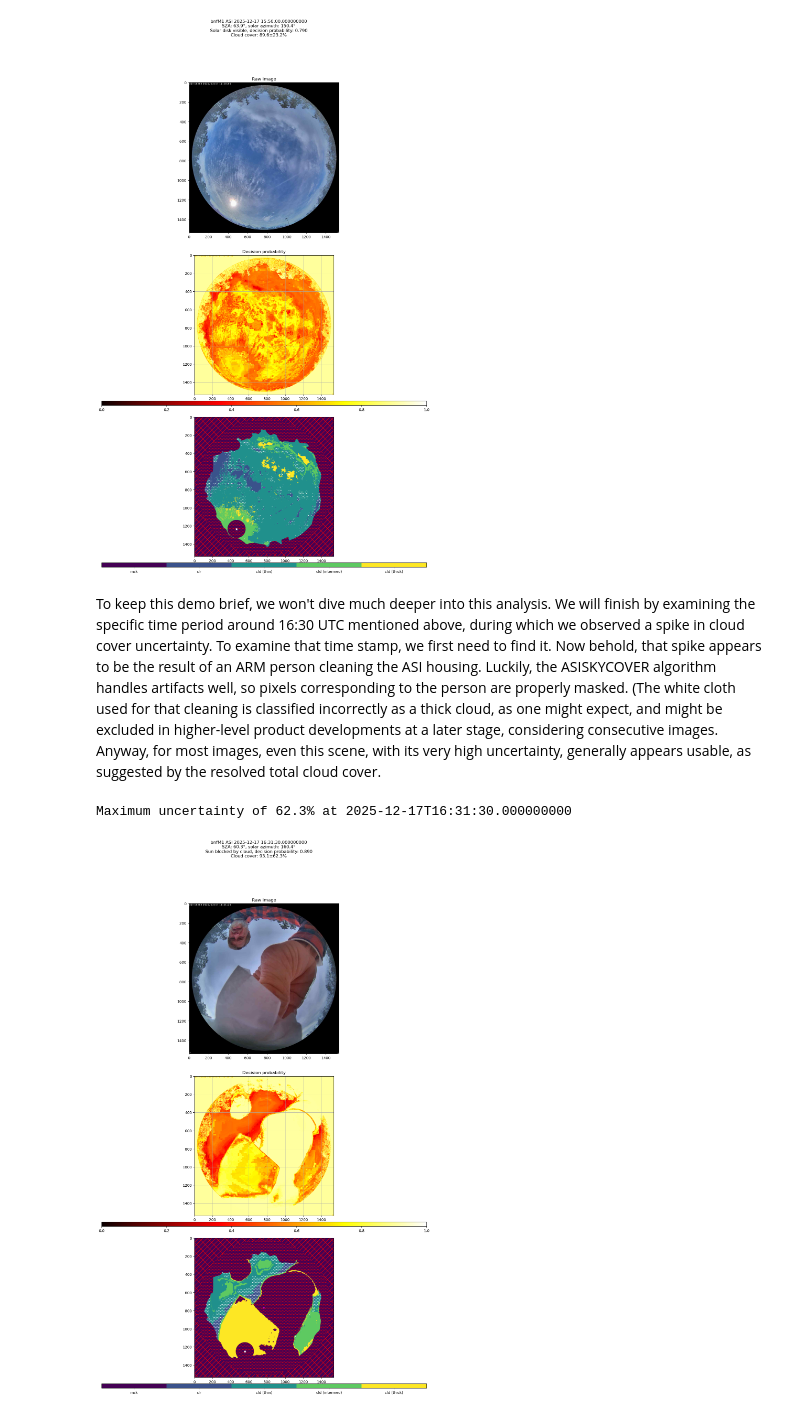
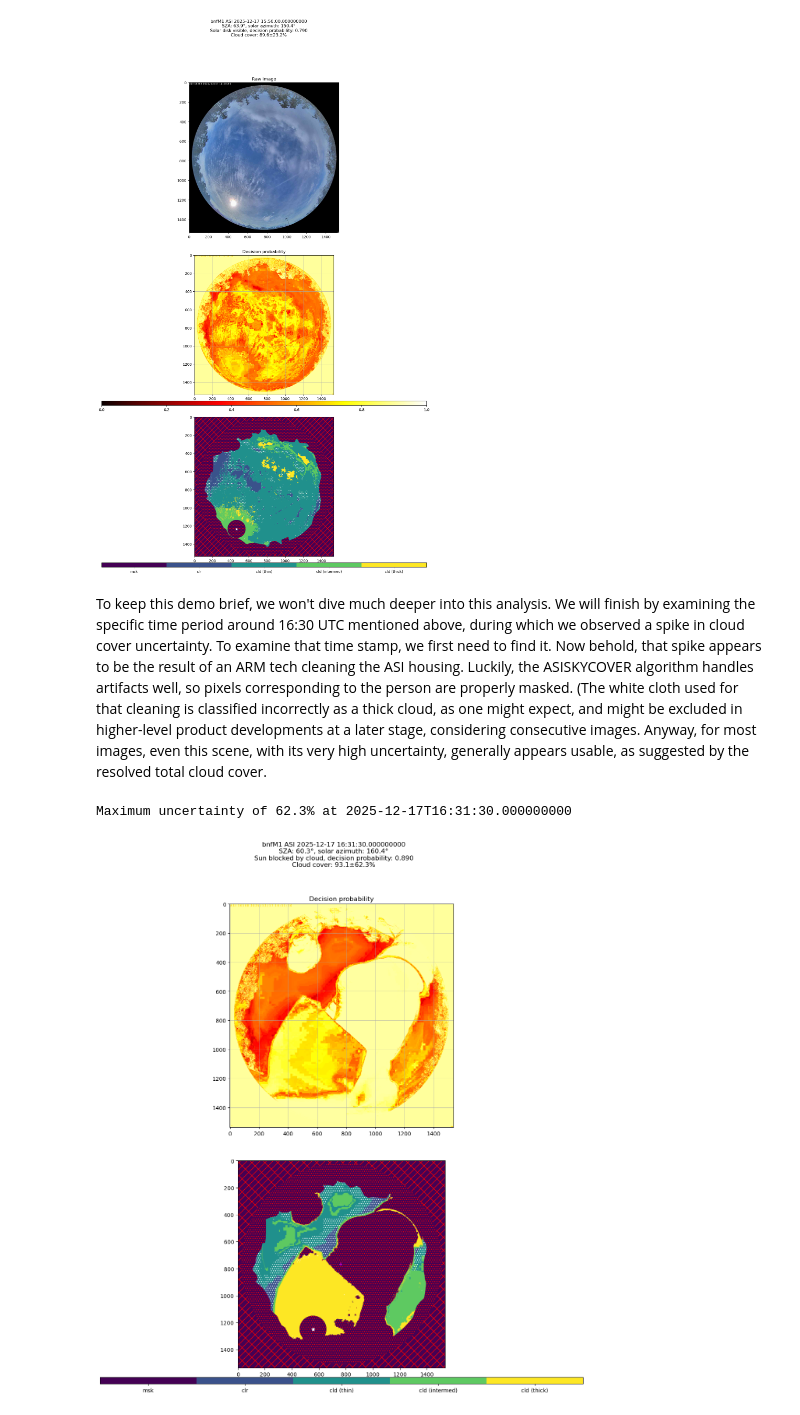
Before and after one commit to AdamTheisen/ARM-Notebooks, a Jupyter notebook: Instruments/ASISKYCOVER/asiskycover_intro.ipynb, the cells around one changed output. Saved outputs shown, nothing was run; the diff lists cells and outputs as text; code cells hidden in the pictures.

Commit message:
MNT: small update to asiskycover notebook

```diff
--- a/Instruments/ASISKYCOVER/asiskycover_intro.ipynb
+++ b/Instruments/ASISKYCOVER/asiskycover_intro.ipynb
@@ -403,7 +403,8 @@ def plot_skycover_tseries(asc_ds: xr.Dataset, time_rng: tuple = None, plot_fpath
     return fig, ax, ax2
 
 
-def plot_cld_mask(ascmsk_ds: xr.Dataset, time_index: int, asc_ds: xr.Dataset = None, ascsupp_ds: xr.Dataset = None, img: np.ndarray = None, decision_prob: np.ndarray = None, plot_fpath: str = None):
+def plot_cld_mask(ascmsk_ds: xr.Dataset, time_index: int, asc_ds: xr.Dataset = None, ascsupp_ds: xr.Dataset = None, img: np.ndarray = None, decision_prob: np.ndarray = None, plot_fpath: str = None,
+                  skip_raw_image: bool = False):
     """
     Plot cloud mask results from All Sky Imager (ASI) data with optional raw image and decision probabilities.
 
@@ -428,6 +429,8 @@ def plot_cld_mask(ascmsk_ds: xr.Dataset, time_index: int, asc_ds: xr.Dataset = N
         overrides extraction from ascsupp_ds. Default is None.
     plot_fpath : str, optional
         File path to save the plot. If None, plot is not saved. Default is None.
+    skip_raw_image: bool, optional
+        If True, skip showing the raw image.
 
     Returns
     -------
@@ -471,7 +474,10 @@ def plot_cld_mask(ascmsk_ds: xr.Dataset, time_index: int, asc_ds: xr.Dataset = N
         decision_prob = ascsupp_tstep_ds["cloud_mask_confidence"].values
 
         # The first three features are RGB normalized between 0 and 1
-        img = ascsupp_tstep_ds["features"].values[:, :, :3]
+        if skip_raw_image:
+            img = None
+        else:
+            img = ascsupp_tstep_ds["features"].values[:, :, :3]
 
     if asc_ds:
         sun_state = asc_ds["sun_state"].values[time_index]
@@ -554,6 +560,7 @@ def plot_cld_mask(ascmsk_ds: xr.Dataset, time_index: int, asc_ds: xr.Dataset = N
     # Set figure handles
     # ============================
     nrows = 30
+
     if decision_prob is None and img is None:  # only plotting mask (single-panle figure)
         img_exist, prob_exist = False, False
         fig, ax, cax = plt.figure(figsize=(8, 8)), [], []
@@ -573,6 +580,8 @@ def plot_cld_mask(ascmsk_ds: xr.Dataset, time_index: int, asc_ds: xr.Dataset = N
     else:
         if img is not None:
             img_exist = True
+        else:
+            img_exist = False
         if decision_prob is not None:
             prob_exist, prob_ind = True, 0
         fig, ax, cax = plt.figure(figsize=(16, 16)), [], []
@@ -718,12 +727,12 @@ _, _, _ = plot_cld_mask(ascmsk_ds, time_index=sample_ind, asc_ds=asc_ds, ascsupp
 [figure]
 # %% [markdown]
 To keep this demo brief, we won't dive much deeper into this analysis. We will finish by examining the specific time period around 16:30 UTC mentioned above, during which we observed a spike in cloud cover uncertainty. To examine that time stamp, we first need to find it.
-Now behold, that spike appears to be the result of an ARM person cleaning the ASI housing. Luckily, the ASISKYCOVER algorithm handles artifacts well, so pixels corresponding to the person are properly masked. (The white cloth used for that cleaning is classified incorrectly as a thick cloud, as one might expect, and might be excluded in higher-level product developments at a later stage, considering consecutive images. Anyway, for most images, even this scene, with its very high uncertainty, generally appears usable, as suggested by the resolved total cloud cover.
+Now behold, that spike appears to be the result of an ARM tech cleaning the ASI housing. Luckily, the ASISKYCOVER algorithm handles artifacts well, so pixels corresponding to the person are properly masked. (The white cloth used for that cleaning is classified incorrectly as a thick cloud, as one might expect, and might be excluded in higher-level product developments at a later stage, considering consecutive images. Anyway, for most images, even this scene, with its very high uncertainty, generally appears usable, as suggested by the resolved total cloud cover.
 # %%
 max_uncertainty_ind = np.argmax(asc_ds["uncertainty_total"].values)
 print(f'Maximum uncertainty of {asc_ds["uncertainty_total"].values[max_uncertainty_ind]:.1f}% at {asc_ds["time"].values[max_uncertainty_ind]}')
 
-_, _, _ = plot_cld_mask(ascmsk_ds, time_index=max_uncertainty_ind, asc_ds=asc_ds, ascsupp_ds=ascsupp_ds, plot_fpath=f'asicldmask_{time_to_search.replace(":", "")}.png')
+_, _, _ = plot_cld_mask(ascmsk_ds, time_index=max_uncertainty_ind, asc_ds=asc_ds, ascsupp_ds=ascsupp_ds, skip_raw_image=True, plot_fpath=f'asicldmask_{time_to_search.replace(":", "")}.png')
 # %% [output]
 Maximum uncertainty of 62.3% at 2025-12-17T16:31:30.000000000
-[figure, old version]
+[figure, new version]
```
